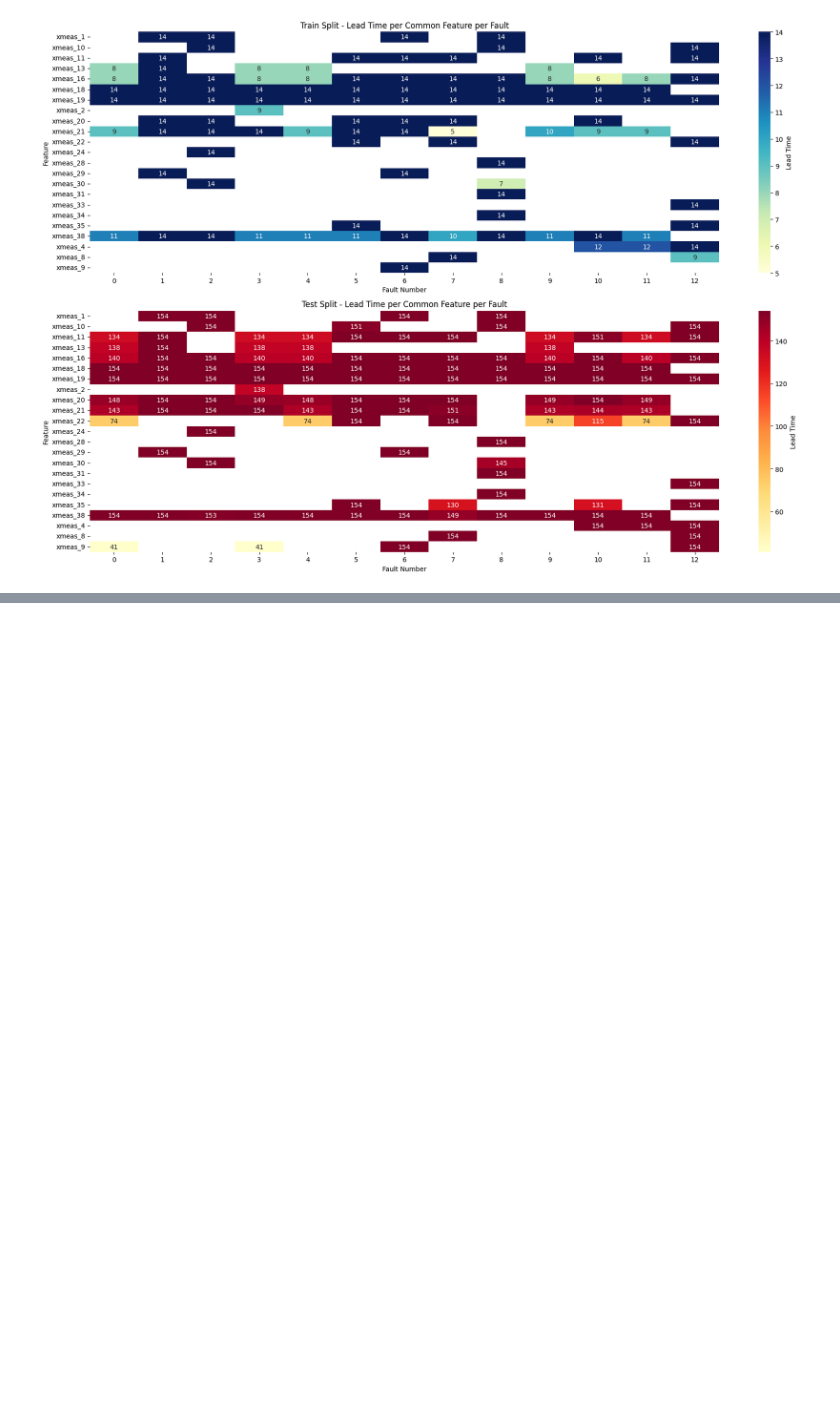
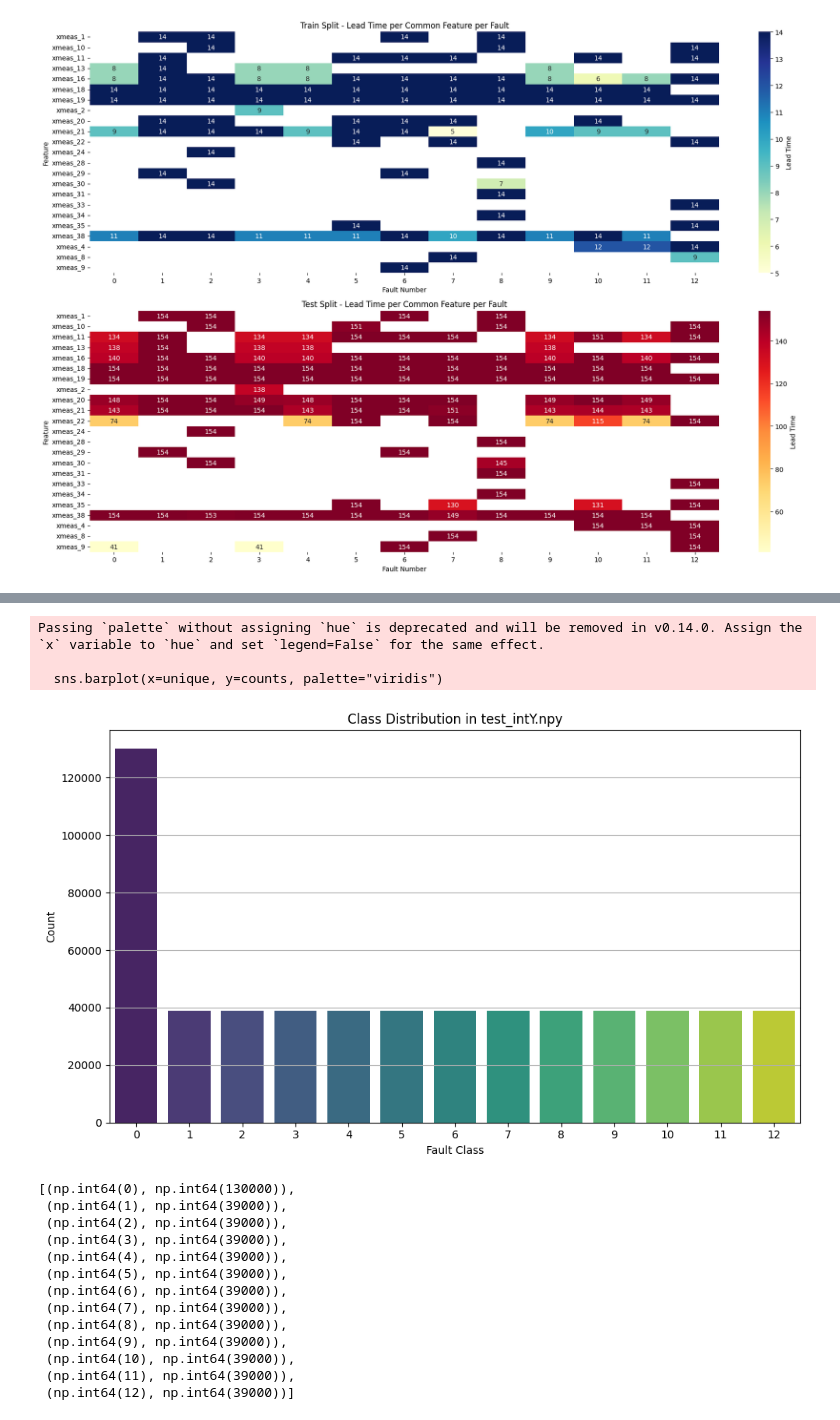
Before and after one commit to gyumin4726/Team-3---AI-Career-Path, a Jupyter notebook: TEP_Data_ReProcessing.ipynb, the cells around one changed output, grey strips where cells are left out. Drawn from its saved outputs; the diff is of its cells as text; code cells hidden in the pictures; blank space fills up the shorter version.

```diff
--- a/TEP_Data_ReProcessing.ipynb
+++ b/TEP_Data_ReProcessing.ipynb
@@ -1092,0 +1020,42 @@ class FaultDatasetCNN(Dataset):
+# %%
+import numpy as np
+import matplotlib.pyplot as plt
+import seaborn as sns
+
+# Load integer labels
+test_intY = np.load("data/test/merged_test_data/test_intY.npy")
+
+# Count class distribution
+unique, counts = np.unique(test_intY, return_counts=True)
+
+# Plot
+plt.figure(figsize=(10, 6))
+sns.barplot(x=unique, y=counts, palette="viridis")
+plt.xlabel("Fault Class")
+plt.ylabel("Count")
+plt.title("Class Distribution in test_intY.npy")
+plt.xticks(ticks=range(len(unique)))
+plt.grid(axis="y")
+plt.tight_layout()
+plt.show()
+
+# Output statistics
+list(zip(unique, counts))
+# %% [output]
+Passing `palette` without assigning `hue` is deprecated and will be removed in v0.14.0. Assign the `x` variable to `hue` and set `legend=False` for the same effect.
+
+  sns.barplot(x=unique, y=counts, palette="viridis")
+[figure, added]
+[(np.int64(0), np.int64(130000)),
+ (np.int64(1), np.int64(39000)),
+ (np.int64(2), np.int64(39000)),
+ (np.int64(3), np.int64(39000)),
+ (np.int64(4), np.int64(39000)),
+ (np.int64(5), np.int64(39000)),
+ (np.int64(6), np.int64(39000)),
+ (np.int64(7), np.int64(39000)),
+ (np.int64(8), np.int64(39000)),
+ (np.int64(9), np.int64(39000)),
+ (np.int64(10), np.int64(39000)),
+ (np.int64(11), np.int64(39000)),
+ (np.int64(12), np.int64(39000))]
```
Also changed, not shown: parts of 24 cells of this notebook.
